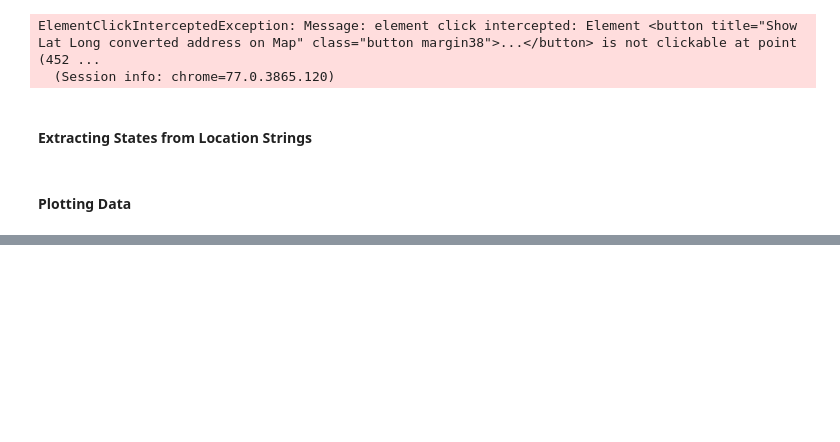
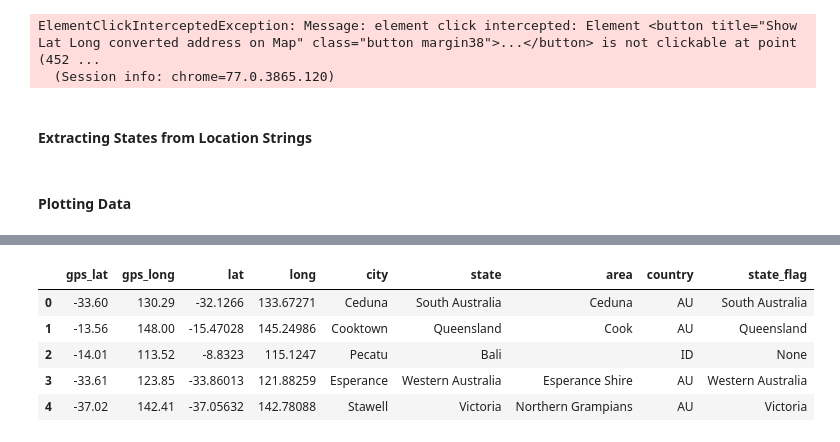
Before and after one commit to mmatosin/MLgeo, a Jupyter notebook: notebooks/MLgeo_data_scraping.ipynb, the cells around one changed output, grey strips where cells are left out. Drawn from its saved outputs; the diff is of its cells as text; code cells hidden in the pictures; blank space fills up the shorter version.

```diff
--- a/notebooks/MLgeo_data_scraping.ipynb
+++ b/notebooks/MLgeo_data_scraping.ipynb
@@ -188,0 +274,9 @@ plt.scatter(df['Long'],df['Lat']
+# %%
+df.head()
+# %% [output]
+|  | gps_lat | gps_long | lat | long | city | state | area | country | state_flag |
+| 0 | -33.60 | 130.29 | -32.1266 | 133.67271 | Ceduna | South Australia | Ceduna | AU | South Australia |
+| 1 | -13.56 | 148.00 | -15.47028 | 145.24986 | Cooktown | Queensland | Cook | AU | Queensland |
+| 2 | -14.01 | 113.52 | -8.8323 | 115.1247 | Pecatu | Bali |  | ID | None |
+| 3 | -33.61 | 123.85 | -33.86013 | 121.88259 | Esperance | Western Australia | Esperance Shire | AU | Western Australia |
+| 4 | -37.02 | 142.41 | -37.05632 | 142.78088 | Stawell | Victoria | Northern Grampians | AU | Victoria |
```
Also changed, not shown: parts of 12 cells of this notebook, 14 other files.
